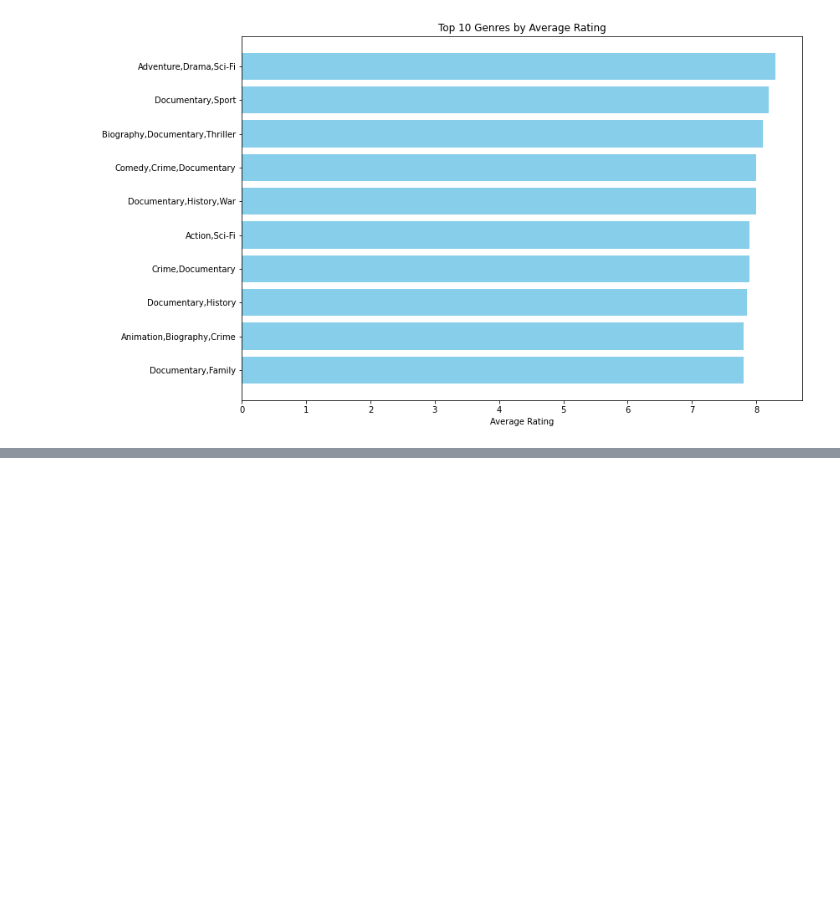
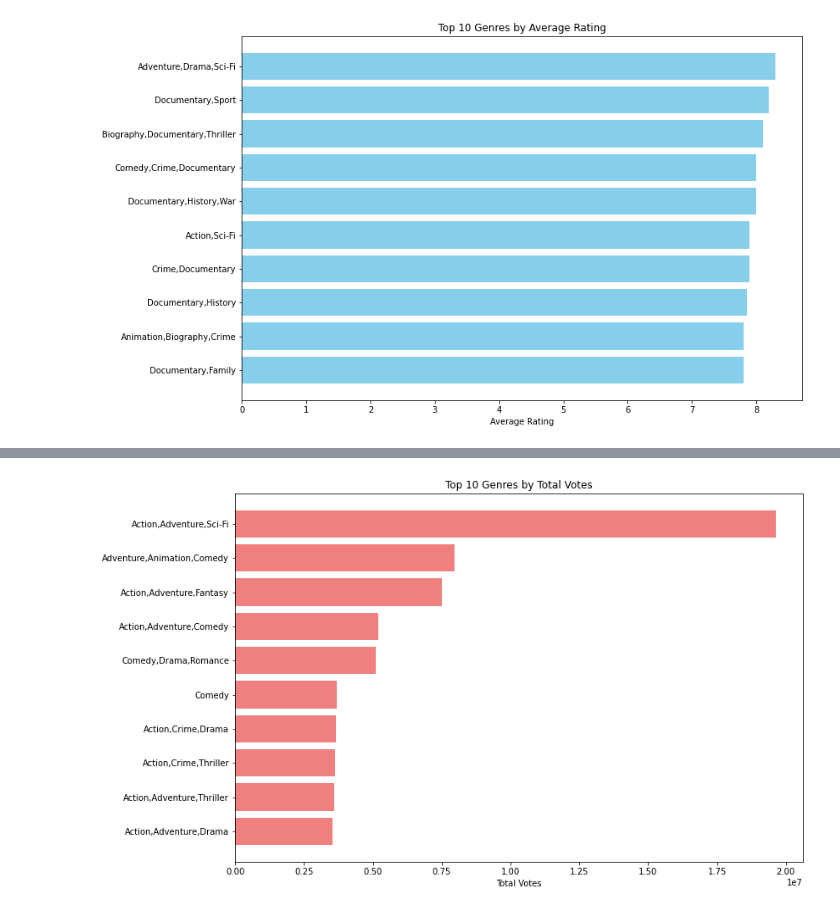
Before and after one commit to engige/movie_studio_analysis, a Jupyter notebook: movie_studio_analysis.ipynb, the cells around one changed output, grey strips where cells are left out. Drawn from its saved outputs; the diff is of its cells as text; code cells hidden in the pictures; blank space fills up the shorter version.

Commit message:
analyzed genre votes

```diff
--- a/movie_studio_analysis.ipynb
+++ b/movie_studio_analysis.ipynb
@@ -528,0 +533,4 @@ plt.gca().invert_yaxis()  # To display the highest rated genre at the top
+# %%
+# Sort genres by total foreign gross and select top 10 genres
+genre_success_votes = genre_success[['genres', 'total_votes']].sort_values(by= 'total_votes', ascending=False).head(10)
+genre_success_votes
@@ -528,0 +549,9 @@ plt.gca().invert_yaxis()  # To display the highest rated genre at the top
+# %%
+# Plotting the results by Total Votes for Top 10 Genres
+plt.figure(figsize=(12, 8))
+plt.barh(genre_success_votes['genres'], genre_success_votes['total_votes'], color='lightcoral')
+plt.xlabel('Total Votes')
+plt.title('Top 10 Genres by Total Votes')
+plt.gca().invert_yaxis()  # To display the genre with the most votes at the top
+# %% [output]
+[figure, added]
```
Also changed, not shown: parts of 2 cells of this notebook.
